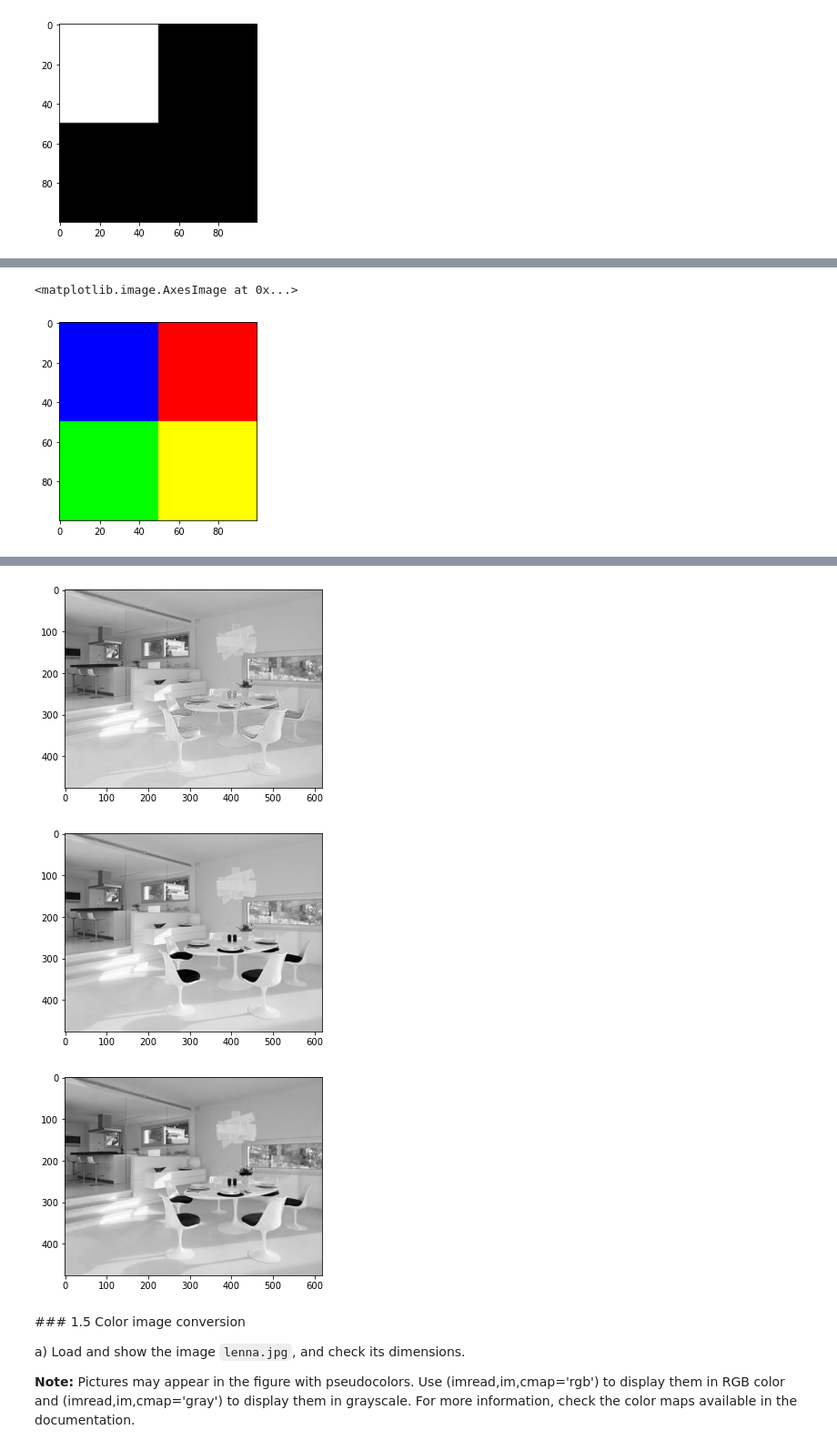
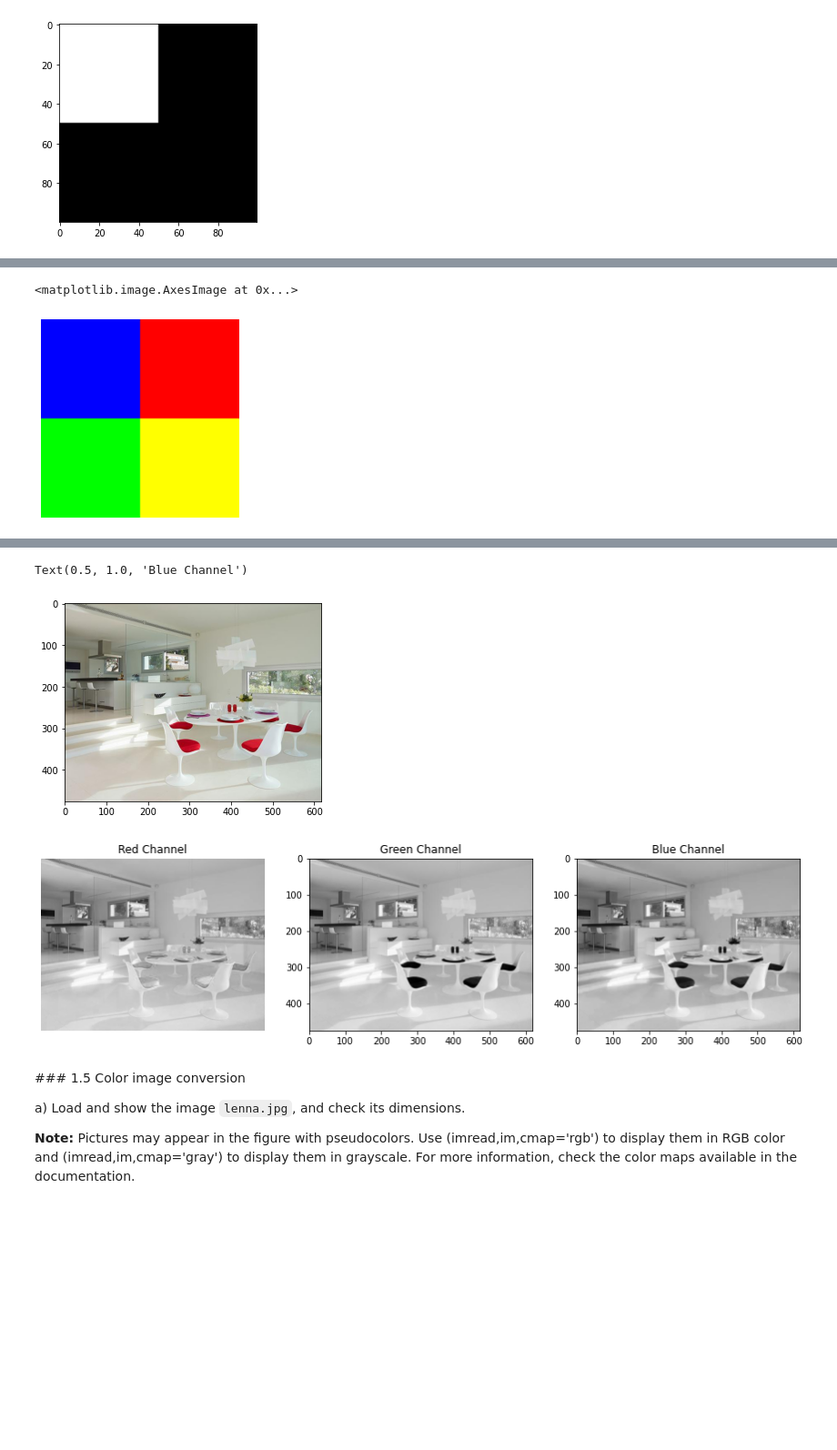
Before and after one commit to PauSolerValades/VA, a Jupyter notebook: Practica1/p1_2021_2022.ipynb, the cells around one changed output, grey strips where cells are left out. Shown at 91% size. Cells and saved outputs as stored; diff of their text form; code cells hidden in the pictures; blank space fills up the shorter version.

```diff
--- a/Practica1/p1_2021_2022.ipynb
+++ b/Practica1/p1_2021_2022.ipynb
@@ -197,10 +191,11 @@ result[:,:,0] = image0[:,:]
 result[:,:,1] = image1[:,:]
 result[:,:,2] = image2[:,:]
 
+plt.axis('off')
 plt.imshow(result)
 # %% [output]
 <matplotlib.image.AxesImage at 0x...>
-[figure, old version]
+[figure, new version]
 # %% [markdown]
 c) Read and visualize the image `sillas.jpg` (see figure top). Extract its three channels and visualize them in the same figure with their respective titles (see the figure bottom).
 <img src="images_notebook/ex17c.png">
@@ -209,22 +204,27 @@ c) Read and visualize the image `sillas.jpg` (see figure top). Extract its three
 # %%
 silla = io.imread('images/sillas.jpg')
 plt.imshow(silla)
 
-red = silla[:,:,0].copy()
+fig = plt.figure(figsize=(15,15))
+
+fig.add_subplot(1,3,1)
 plt.imshow(red, cmap='gray')
-plt.show()
+plt.axis('off')
+plt.title('Red Channel')
 
-green = silla[:,:,1].copy()
+fig.add_subplot(1,3,2)
 plt.imshow(green, cmap='gray')
-plt.show()
+plt.axis('on')
+plt.title('Green Channel')
 
-blue = silla[:,:,2].copy()
+fig.add_subplot(1,3,3)
 plt.imshow(blue, cmap='gray')
-plt.show()
+plt.axis('on')
+plt.title('Blue Channel')
 # %% [output]
+Text(0.5, 1.0, 'Blue Channel')
-[figure, old version]
+[figure, new version]
-[figure, old version]
+[figure, new version]
-[figure, removed]
 # %% [markdown]
 ### 1.5 Color image conversion
 
```
Also changed, not shown: parts of 12 cells of this notebook.
